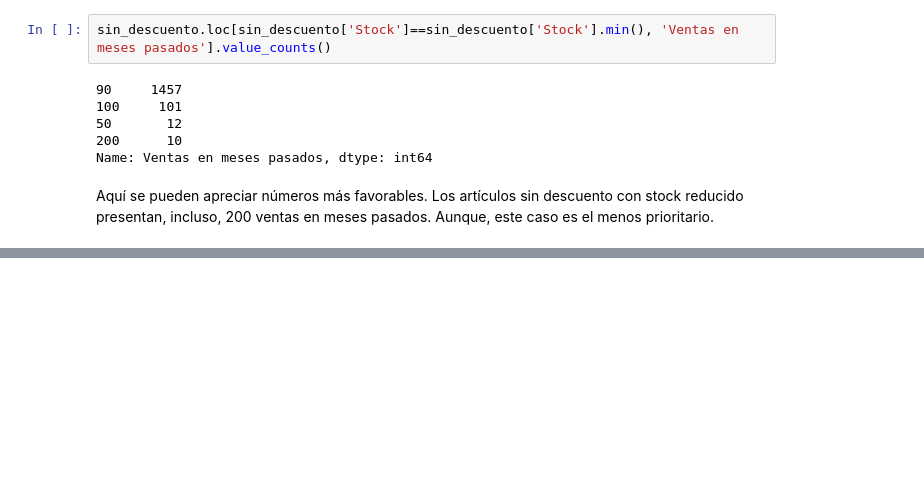
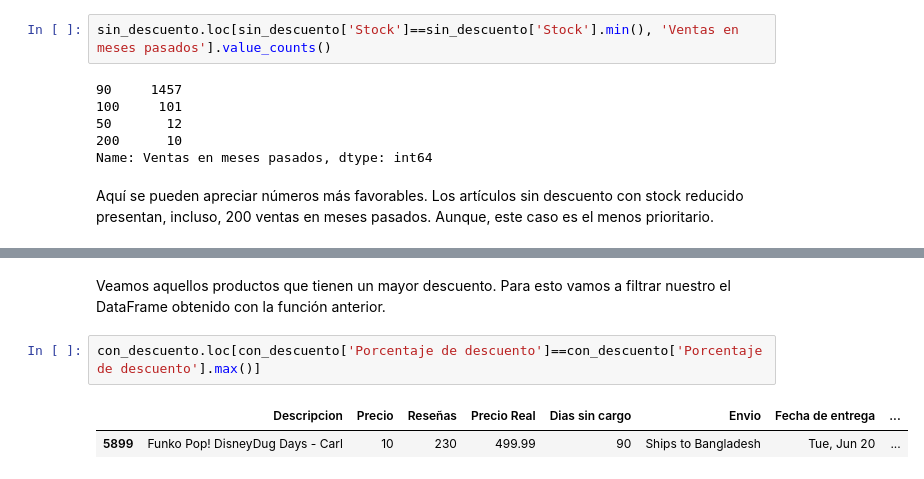
Before and after one commit to Estani94/Limpieza-y-EDA-Dataset-Amazon, a Jupyter notebook: EDA_amazon.ipynb, the cells around one changed output, grey strips where cells are left out. Drawn from its saved outputs; the diff is of its cells as text; blank space fills up the shorter version.

```diff
--- a/EDA_amazon.ipynb
+++ b/EDA_amazon.ipynb
@@ -303,0 +316,7 @@ Aquí se pueden apreciar números más favorables. Los artículos sin descuento
+# %% [markdown]
+Veamos aquellos productos que tienen un mayor descuento. Para esto vamos a filtrar nuestro el DataFrame obtenido con la función anterior.
+# %%
+con_descuento.loc[con_descuento['Porcentaje de descuento']==con_descuento['Porcentaje de descuento'].max()]
+# %% [output]
+|  | Descripcion | Precio | Reseñas | Precio Real | Dias sin cargo | Envio | Fecha de entrega | ... |
+| 5899 | Funko Pop! DisneyDug Days - Carl | 10 | 230 | 499.99 | 90 | Ships to Bangladesh | Tue, Jun 20 | ... |
```
Also changed, not shown: parts of 8 cells of this notebook.
